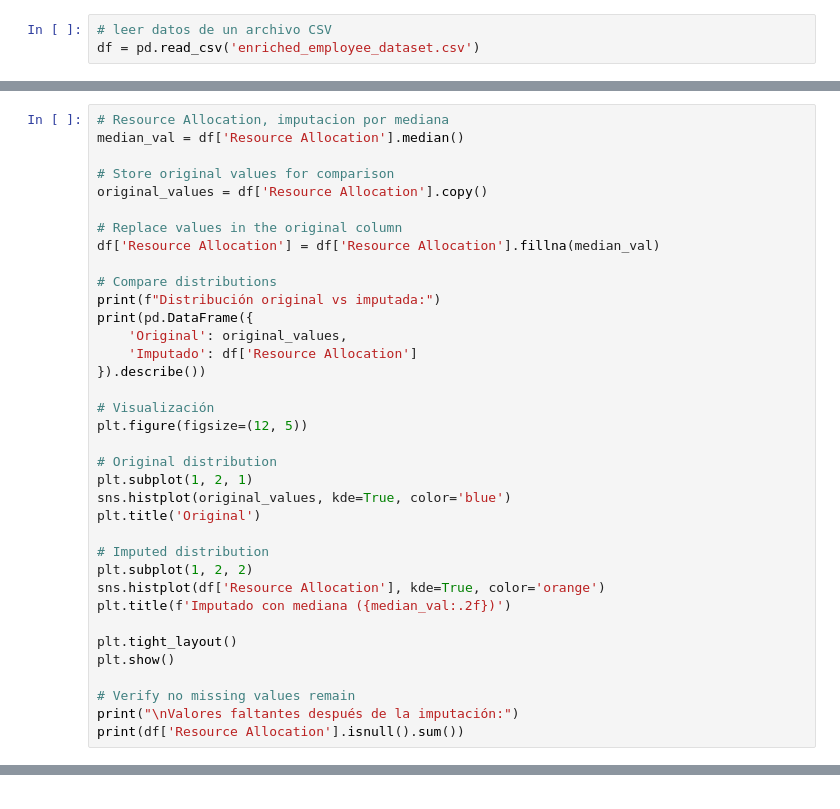
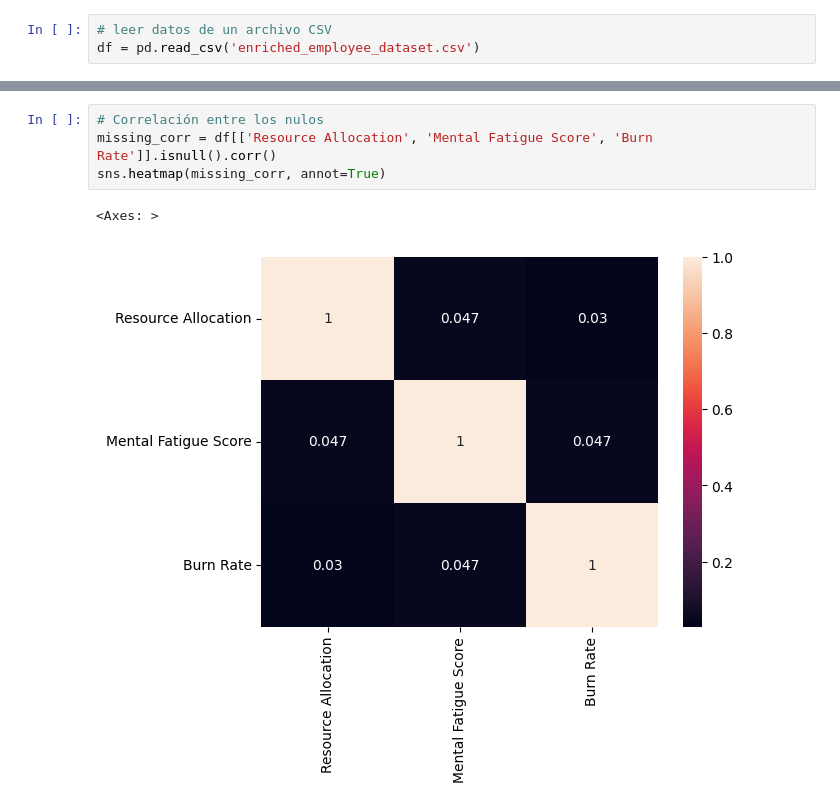
Before and after one commit to fgmartinez/tpFinalCEIA-Add-Fmartinez, a Jupyter notebook: Tp1Final.ipynb, the cells around one changed output, grey strips where cells are left out. Cells and saved outputs as stored; diff of their text form.

```diff
--- a/Tp1Final.ipynb
+++ b/Tp1Final.ipynb
@@ -391,36 +156,0 @@ Variables codificadas:
-# %%
-# Resource Allocation, imputacion por mediana
-median_val = df['Resource Allocation'].median()
-
-# Store original values for comparison
-original_values = df['Resource Allocation'].copy()
-
-# Replace values in the original column
-df['Resource Allocation'] = df['Resource Allocation'].fillna(median_val)
-
-# Compare distributions
-print(f"Distribución original vs imputada:")
-print(pd.DataFrame({
-    'Original': original_values,
-    'Imputado': df['Resource Allocation']
-}).describe())
-
-# Visualización
-plt.figure(figsize=(12, 5))
-
-# Original distribution
-plt.subplot(1, 2, 1)
-sns.histplot(original_values, kde=True, color='blue')
-plt.title('Original')
-
-# Imputed distribution
-plt.subplot(1, 2, 2)
-sns.histplot(df['Resource Allocation'], kde=True, color='orange')
-plt.title(f'Imputado con mediana ({median_val:.2f})')
-
-plt.tight_layout()
-plt.show()
-
-# Verify no missing values remain
-print("\nValores faltantes después de la imputación:")
-print(df['Resource Allocation'].isnull().sum())
@@ -889,0 +157,7 @@ NameError: name 'df' is not defined
+# %%
+# Correlación entre los nulos
+missing_corr = df[['Resource Allocation', 'Mental Fatigue Score', 'Burn Rate']].isnull().corr()
+sns.heatmap(missing_corr, annot=True)
+# %% [output]
+<Axes: >
+[figure, added]
```
Also changed, not shown: parts of 60 cells of this notebook, 2 other files.
